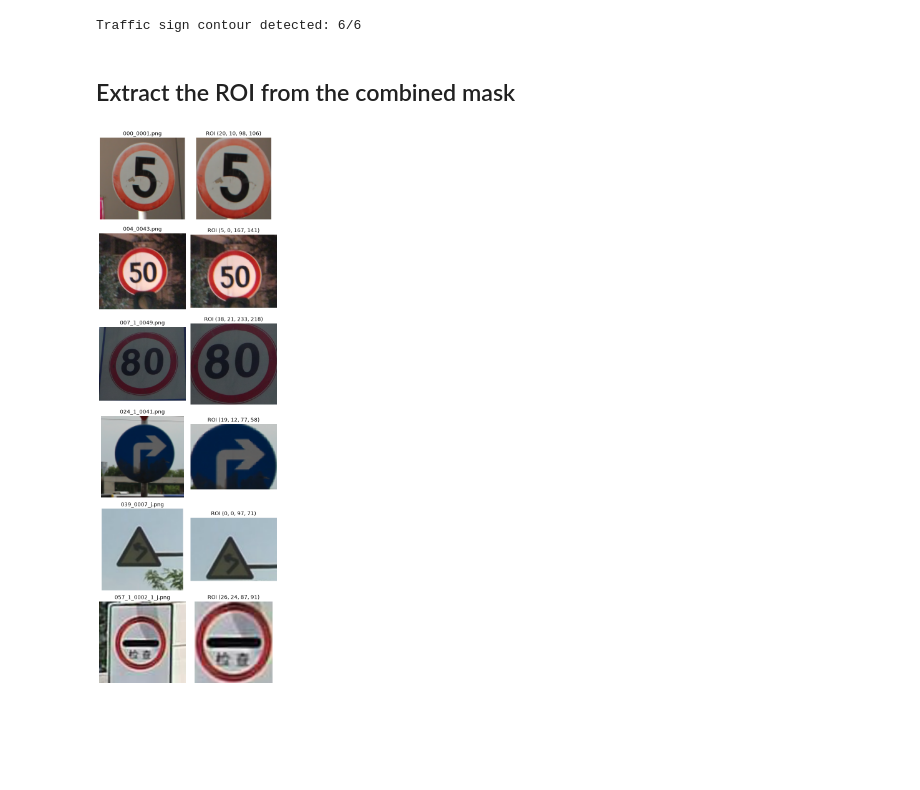
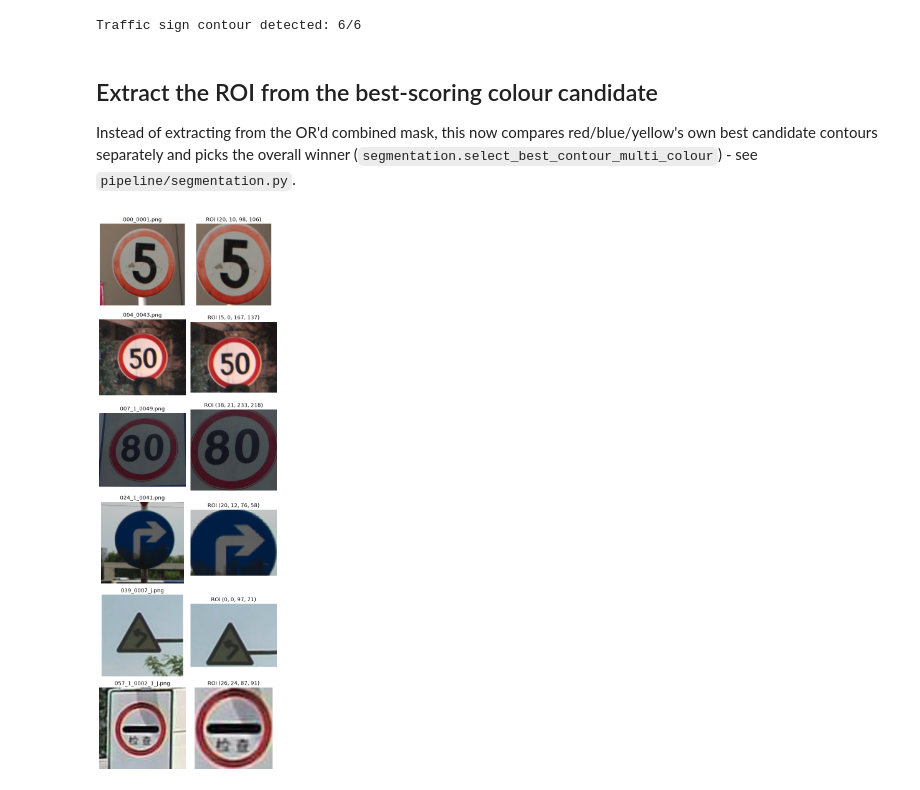
Before and after one commit to khoryz666/traffic-sign-recognition, a Jupyter notebook: 01-roi-segmentation/01_color_segmentation.ipynb, the cells around one changed output. Cells and saved outputs as stored; diff of their text form; code cells hidden in the pictures; blank space fills up the shorter version.

```diff
--- a/01-roi-segmentation/01_color_segmentation.ipynb
+++ b/01-roi-segmentation/01_color_segmentation.ipynb
@@ -51,7 +53,7 @@ for row_index, (_, row) in enumerate(sample_rows.iterrows()):
     yellow_mask = segmentation.segment_yellow(img_bgr)
     combined_mask = red_mask | blue_mask | yellow_mask
 
-    if segmentation.find_best_contour(combined_mask) is not None:
+    if segmentation.select_best_contour_multi_colour(img_bgr) is not None:
         detected += 1
 
     for col, (title, image, cmap) in enumerate([
@@ -73,35 +75,34 @@ print(f"Traffic sign contour detected: {detected}/{len(sample_rows)}")
 [figure]
 Traffic sign contour detected: 6/6
 # %% [markdown]
-## Extract the ROI from the combined mask
+## Extract the ROI from the best-scoring colour candidate
+
+Instead of extracting from the OR'd combined mask, this now compares red/blue/yellow's own best candidate contours separately and picks the overall winner (`segmentation.select_best_contour_multi_colour`) - see `pipeline/segmentation.py`.
 # %%
 fig, axes = plt.subplots(len(sample_rows), 2, figsize=(6, 3 * len(sample_rows)))
 
 for row_index, (_, row) in enumerate(sample_rows.iterrows()):
     image_path = image_lookup[row["file_name"]]
     img_rgb = segmentation.load_image(str(image_path))
     img_bgr = cv2.cvtColor(img_rgb, cv2.COLOR_RGB2BGR)
 
-    combined_mask = (
-        segmentation.segment_red(img_bgr)
-        | segmentation.segment_blue(img_bgr)
-        | segmentation.segment_yellow(img_bgr)
-    )
-
-    roi, bbox, best_contour = segmentation.extract_roi_from_mask(img_rgb, combined_mask)
+    best_contour = segmentation.select_best_contour_multi_colour(img_bgr)
 
     axes[row_index, 0].imshow(img_rgb)
     axes[row_index, 0].set_title(row["file_name"])
     axes[row_index, 0].axis("off")
 
-    if roi is not None:
+    if best_contour is not None:
+        bbox = cv2.boundingRect(best_contour)
+        x, y, w, h = bbox
+        roi = img_rgb[y:y + h, x:x + w]
         axes[row_index, 1].imshow(roi)
         axes[row_index, 1].set_title(f"ROI {bbox}")
     else:
         axes[row_index, 1].text(0.5, 0.5, "No ROI detected", ha="center", va="center")
     axes[row_index, 1].axis("off")
 
 plt.tight_layout()
 plt.show()
 # %% [output]
-[figure, old version]
+[figure, new version]
```
Also changed, not shown: parts of 1 cell of this notebook, 1 other file.
